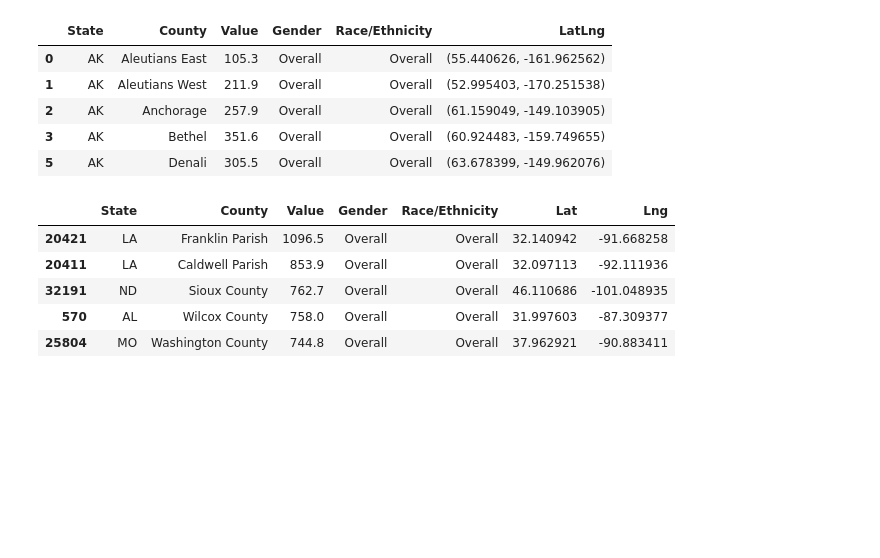
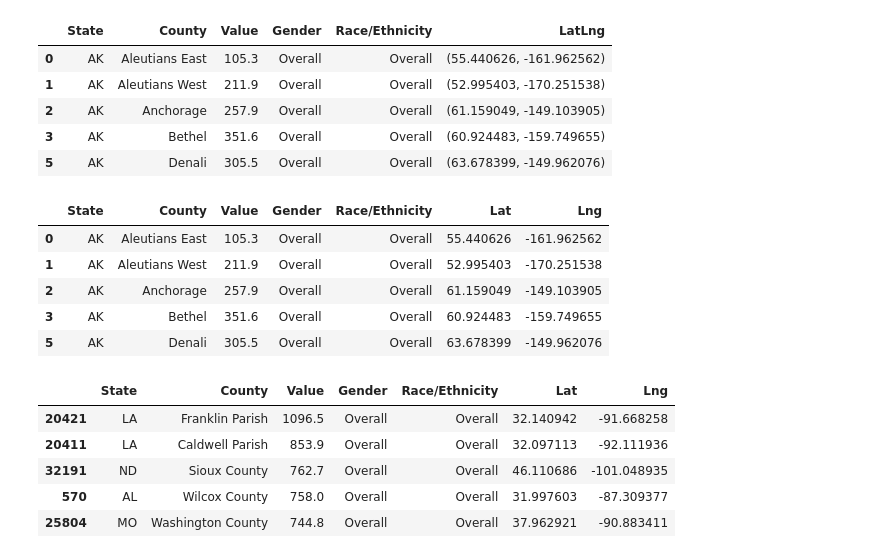
Before and after one commit to petersmyers/Project1, a Jupyter notebook: Clean_Data.ipynb, the cells around one changed output. Saved outputs shown, nothing was run; the diff lists cells and outputs as text; code cells hidden in the pictures; blank space fills up the shorter version.

```diff
--- a/Clean_Data.ipynb
+++ b/Clean_Data.ipynb
@@ -30,18 +34,26 @@ df.head()
 # %%
 split = df["LatLng"].str.split("(", n = 1, expand = True)
 split = split[1].str.split(", ", n = 1, expand = True)
 splitLng = split[1].str.split(")", n = 1, expand = True)
 # making seperate first name column from new data frame
 df["Lat"]= split[0]
 
 # making seperate last name column from new data frame
 df["Lng"]= splitLng[0]
 
 # Dropping old Name columns
-df.drop(columns =["LatLng"], inplace = True)
+df = df.drop(columns =["LatLng"])
 
 # df display
-#df
+
+df.head()
+# %% [output]
+|  | State | County | Value | Gender | Race/Ethnicity | Lat | Lng |
+| 0 | AK | Aleutians East | 105.3 | Overall | Overall | 55.440626 | -161.962562 |
+| 1 | AK | Aleutians West | 211.9 | Overall | Overall | 52.995403 | -170.251538 |
+| 2 | AK | Anchorage | 257.9 | Overall | Overall | 61.159049 | -149.103905 |
+| 3 | AK | Bethel | 351.6 | Overall | Overall | 60.924483 | -159.749655 |
+| 5 | AK | Denali | 305.5 | Overall | Overall | 63.678399 | -149.962076 |
 # %%
 # Sorting by county
 county = pd.DataFrame(df)
```
Also changed, not shown: parts of 14 cells of this notebook, 1 other file.
